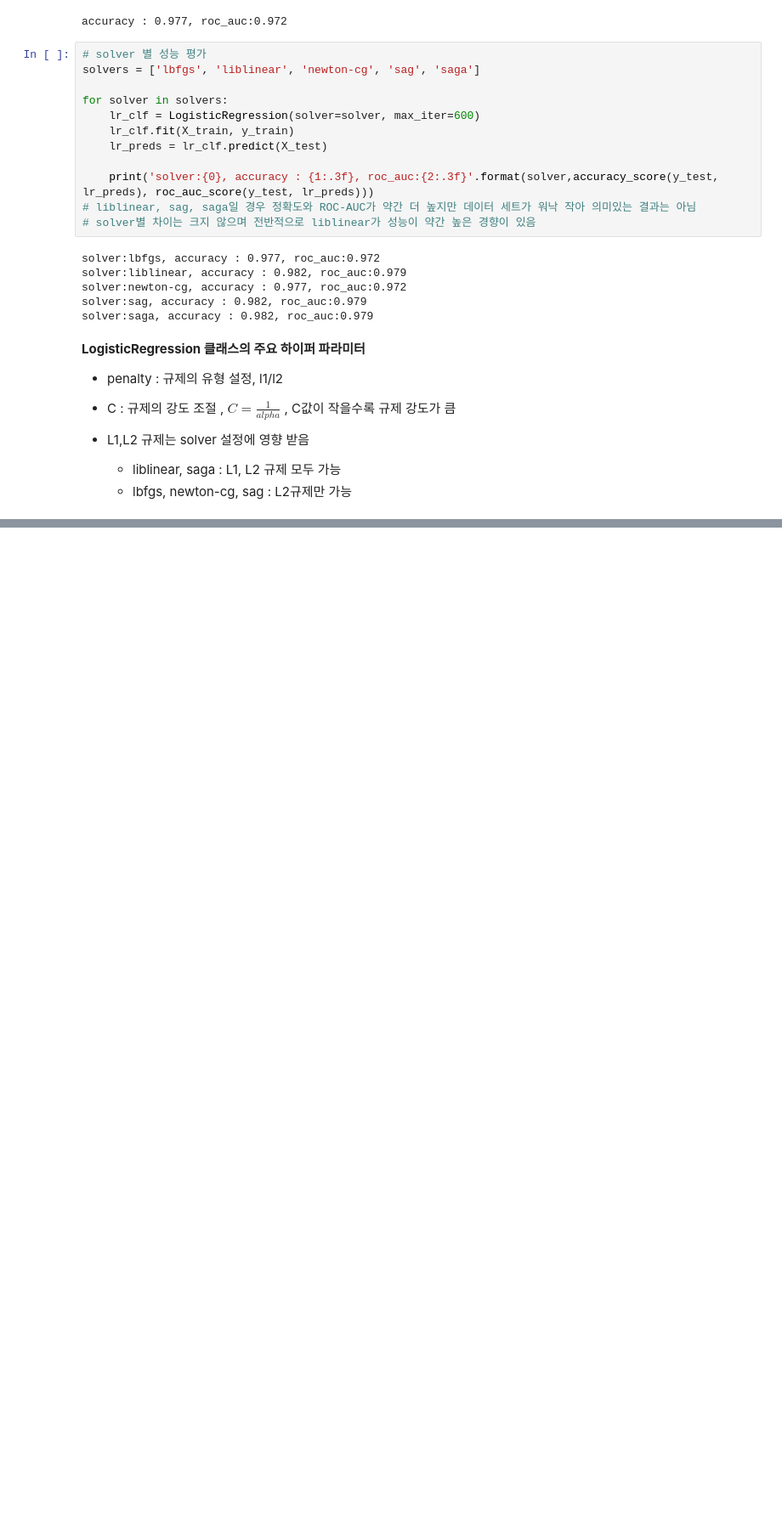
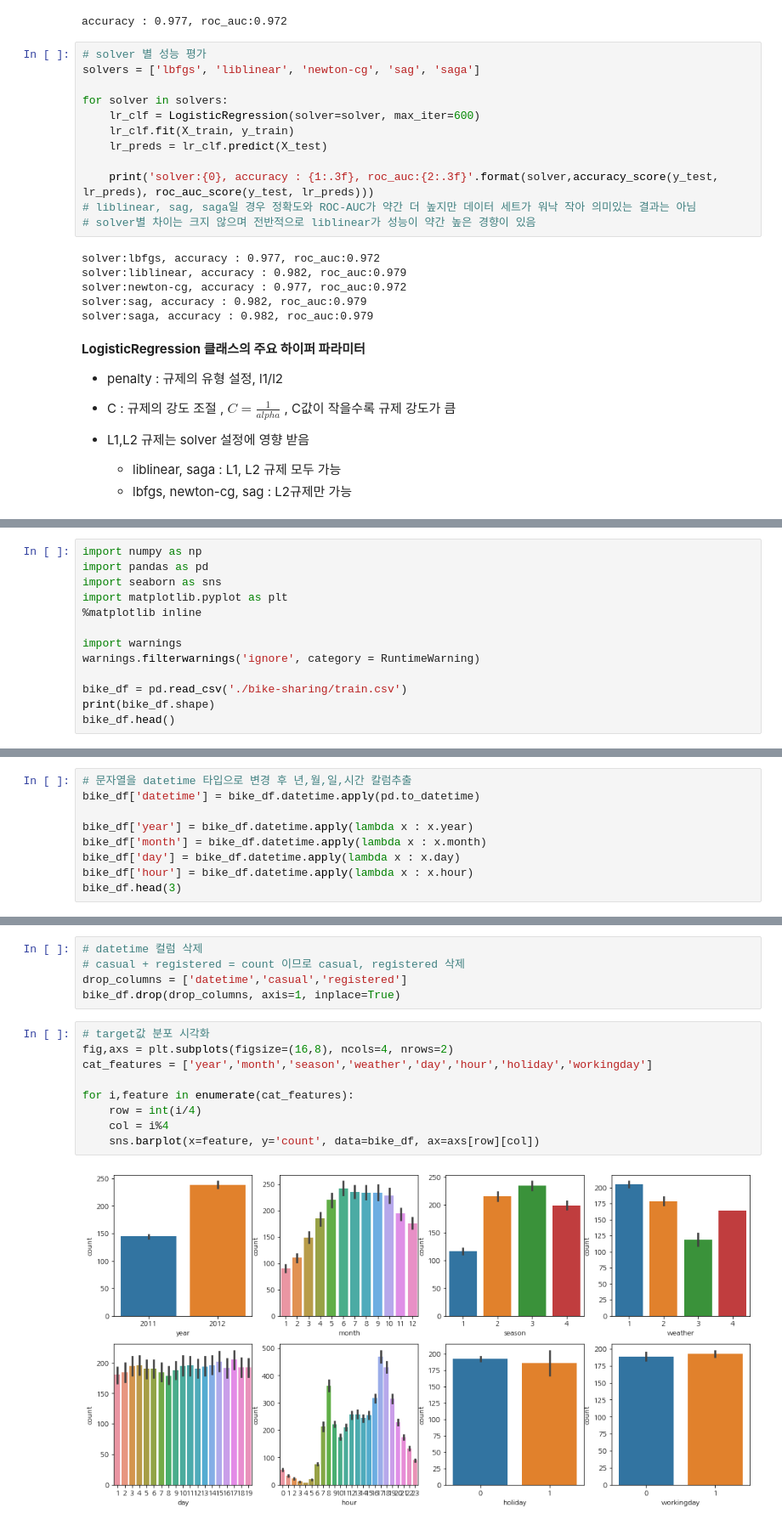
Before and after one commit to alsrud2298/Data-Analysis-Study, a Jupyter notebook: 파이썬 머신러닝 완벽가이드/05_회귀.ipynb, the cells around one changed output, grey strips where cells are left out. Shown at 85% size. Drawn from its saved outputs; the diff is of its cells as text; blank space fills up the shorter version.

```diff
--- a/파이썬 머신러닝 완벽가이드/05_회귀.ipynb
+++ b/파이썬 머신러닝 완벽가이드/05_회귀.ipynb
@@ -854,0 +1006,13 @@ grid_clf = GridSearchCV(lr_clf, param_grid=params, scorin)
+# %%
+import numpy as np
+import pandas as pd
+import seaborn as sns
+import matplotlib.pyplot as plt
+%matplotlib inline
+
+import warnings
+warnings.filterwarnings('ignore', category = RuntimeWarning)
+
+bike_df = pd.read_csv('./bike-sharing/train.csv')
+print(bike_df.shape)
+bike_df.head()
@@ -854,0 +1049,9 @@ grid_clf = GridSearchCV(lr_clf, param_grid=params, scorin)
+# %%
+# 문자열을 datetime 타입으로 변경 후 년,월,일,시간 칼럼추출
+bike_df['datetime'] = bike_df.datetime.apply(pd.to_datetime)
+
+bike_df['year'] = bike_df.datetime.apply(lambda x : x.year)
+bike_df['month'] = bike_df.datetime.apply(lambda x : x.month)
+bike_df['day'] = bike_df.datetime.apply(lambda x : x.day)
+bike_df['hour'] = bike_df.datetime.apply(lambda x : x.hour)
+bike_df.head(3)
@@ -854,0 +1063,16 @@ grid_clf = GridSearchCV(lr_clf, param_grid=params, scorin)
+# %%
+# datetime 컬럼 삭제
+# casual + registered = count 이므로 casual, registered 삭제
+drop_columns = ['datetime','casual','registered']
+bike_df.drop(drop_columns, axis=1, inplace=True)
+# %%
+# target값 분포 시각화
+fig,axs = plt.subplots(figsize=(16,8), ncols=4, nrows=2)
+cat_features = ['year','month','season','weather','day','hour','holiday','workingday']
+
+for i,feature in enumerate(cat_features):
+    row = int(i/4)
+    col = i%4
+    sns.barplot(x=feature, y='count', data=bike_df, ax=axs[row][col])
+# %% [output]
+[figure, added]
```
Also changed, not shown: parts of 64 cells of this notebook, 2 other files.
